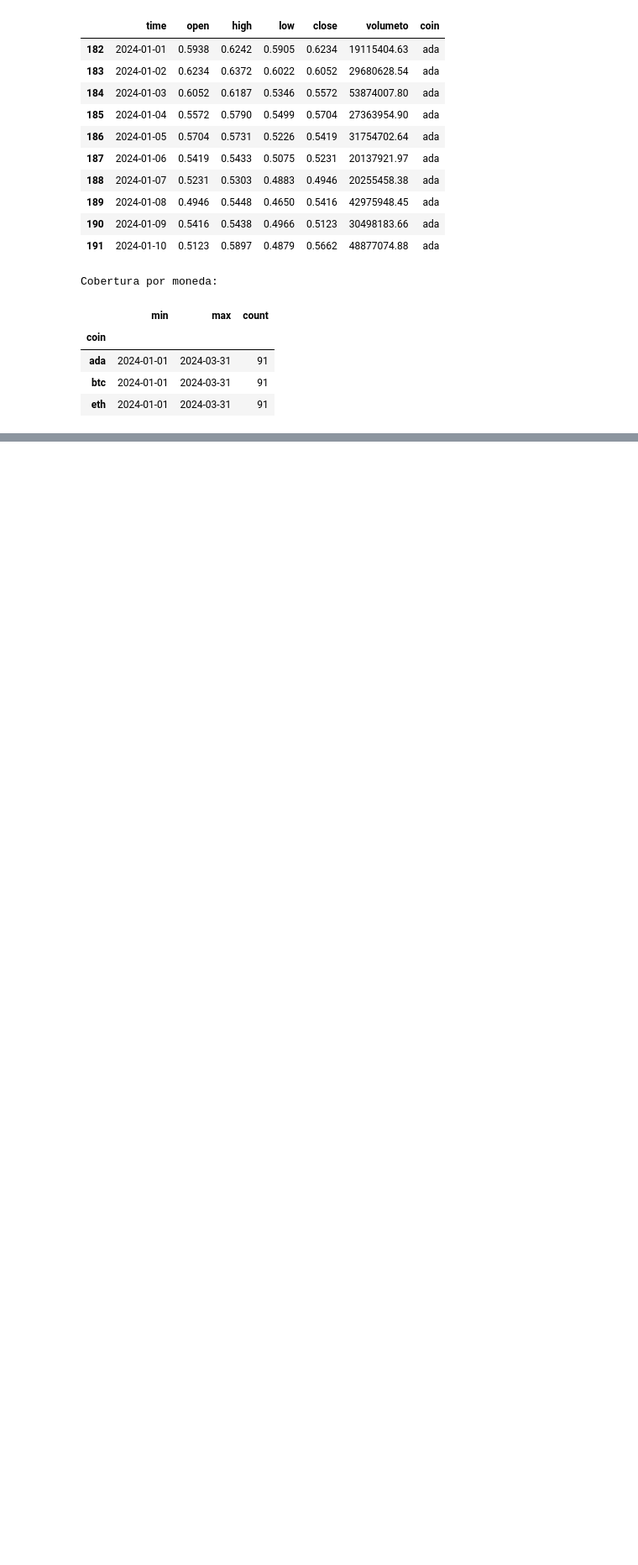
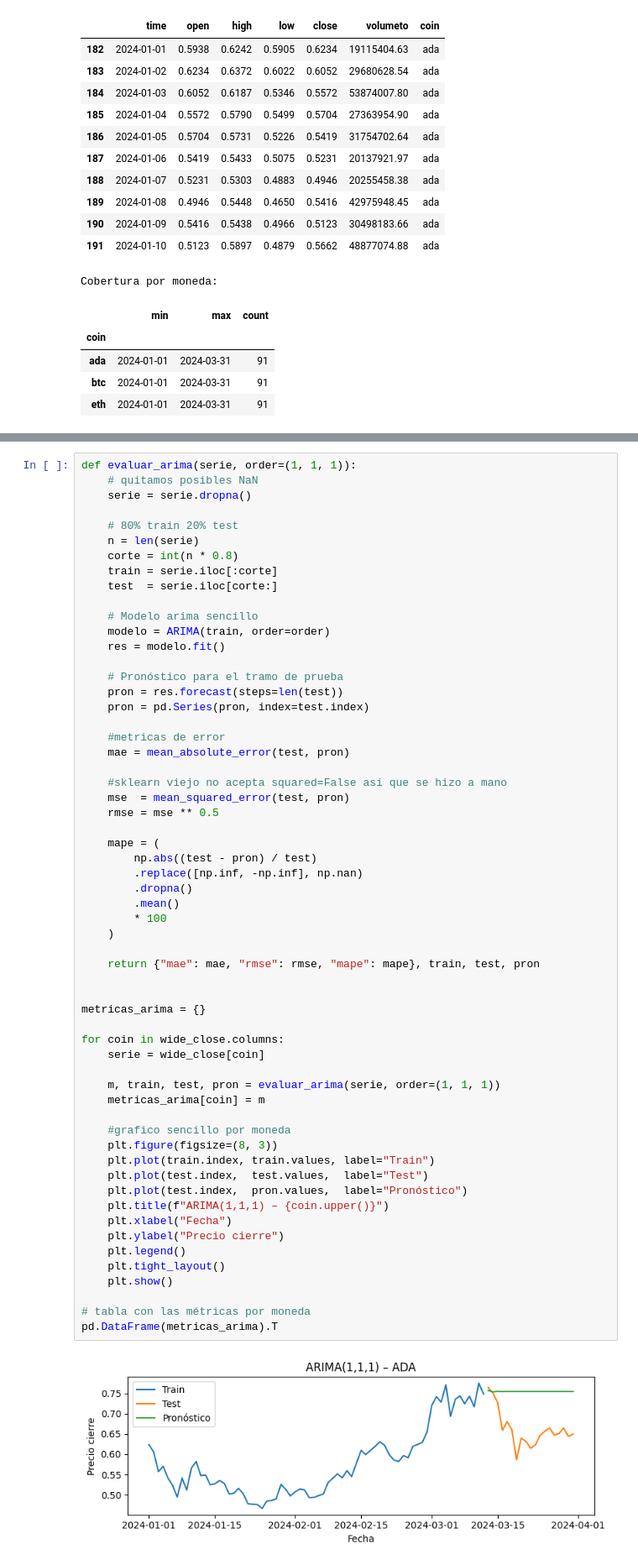
Before and after one commit to JuanFandino21/crypto_proyecto, a Jupyter notebook: crypto.ipynb, the cells around one changed output, grey strips where cells are left out. Shown at 84% size. Drawn from its saved outputs; the diff is of its cells as text; blank space fills up the shorter version.

```diff
--- a/crypto.ipynb
+++ b/crypto.ipynb
@@ -263,0 +429,61 @@ Cobertura por moneda:
+# %%
+def evaluar_arima(serie, order=(1, 1, 1)):
+    # quitamos posibles NaN
+    serie = serie.dropna()
+
+    # 80% train 20% test
+    n = len(serie)
+    corte = int(n * 0.8)
+    train = serie.iloc[:corte]
+    test  = serie.iloc[corte:]
+
+    # Modelo arima sencillo
+    modelo = ARIMA(train, order=order)
+    res = modelo.fit()
+
+    # Pronóstico para el tramo de prueba
+    pron = res.forecast(steps=len(test))
+    pron = pd.Series(pron, index=test.index)
+
+    #metricas de error
+    mae = mean_absolute_error(test, pron)
+
+    #sklearn viejo no acepta squared=False así que se hizo a mano
+    mse  = mean_squared_error(test, pron)
+    rmse = mse ** 0.5
+
+    mape = (
+        np.abs((test - pron) / test)
+        .replace([np.inf, -np.inf], np.nan)
+        .dropna()
+        .mean()
+        * 100
+    )
+
+    return {"mae": mae, "rmse": rmse, "mape": mape}, train, test, pron
+
+
+metricas_arima = {}
+
+for coin in wide_close.columns:
+    serie = wide_close[coin]
+
+    m, train, test, pron = evaluar_arima(serie, order=(1, 1, 1))
+    metricas_arima[coin] = m
+
+    #grafico sencillo por moneda
+    plt.figure(figsize=(8, 3))
+    plt.plot(train.index, train.values, label="Train")
+    plt.plot(test.index,  test.values,  label="Test")
+    plt.plot(test.index,  pron.values,  label="Pronóstico")
+    plt.title(f"ARIMA(1,1,1) – {coin.upper()}")
+    plt.xlabel("Fecha")
+    plt.ylabel("Precio cierre")
+    plt.legend()
+    plt.tight_layout()
+    plt.show()
+
+# tabla con las métricas por moneda
+pd.DataFrame(metricas_arima).T
+# %% [output]
+[figure, added]
```
Also changed, not shown: parts of 29 cells of this notebook, 6 other files.
